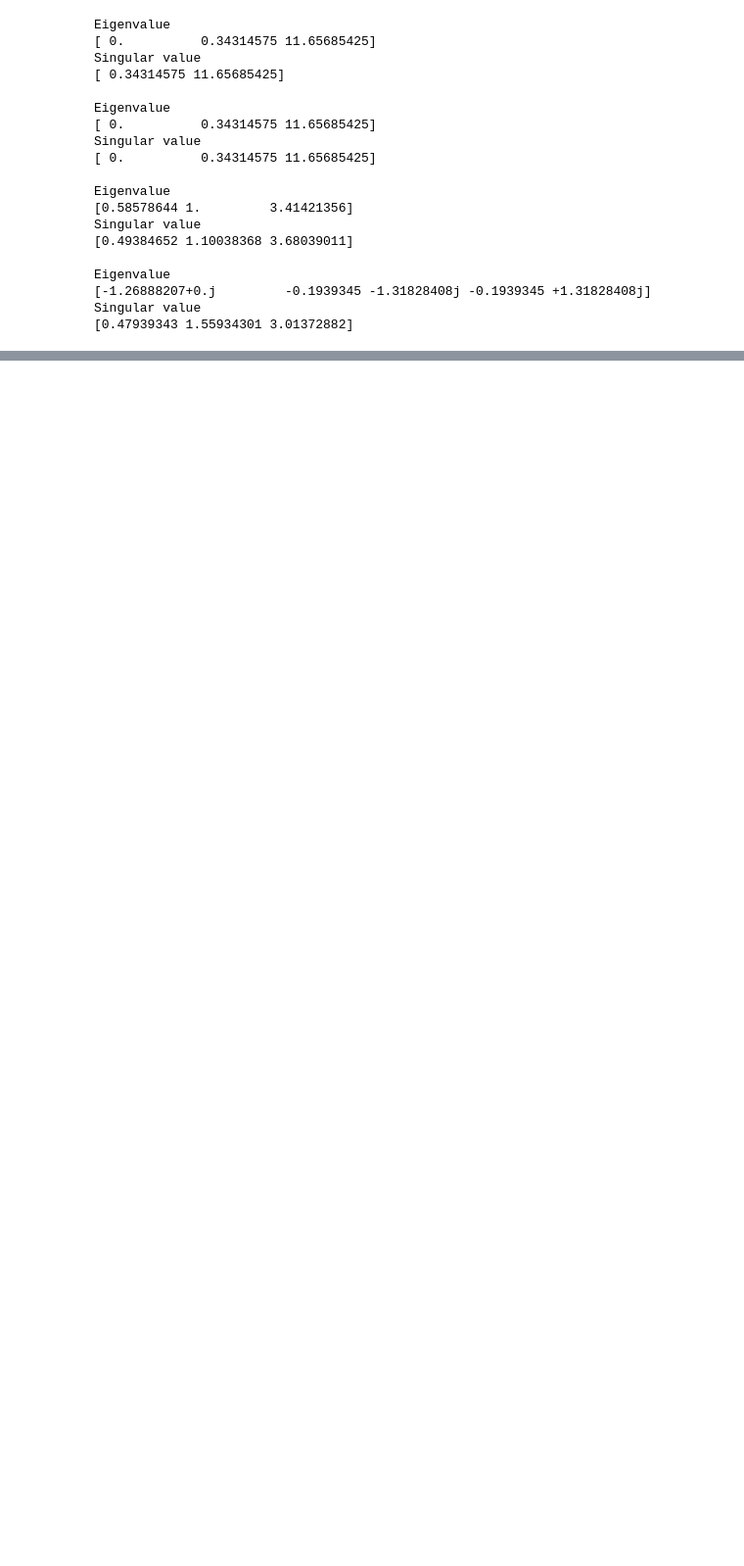
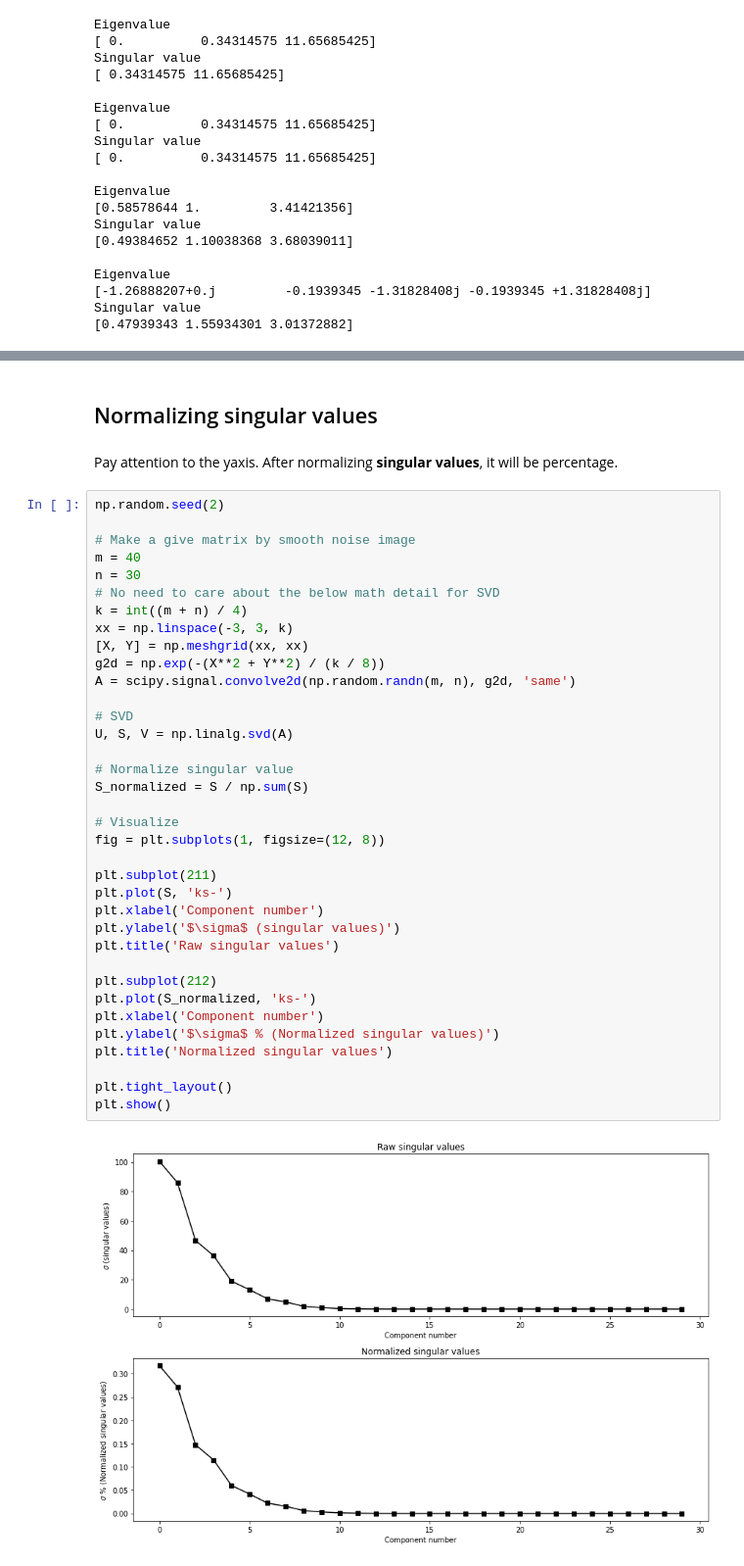
Before and after one commit to yukikitayama/machine-learning, a Jupyter notebook: math/singular_value_decomposition.ipynb, the cells around one changed output, grey strips where cells are left out. Shown at 98% size. Cells and saved outputs as stored; diff of their text form; blank space fills up the shorter version.

```diff
--- a/math/singular_value_decomposition.ipynb
+++ b/math/singular_value_decomposition.ipynb
@@ -419 +721,43 @@ Singular value
+# %% [markdown]
+## Normalizing singular values
+# %% [markdown]
+Pay attention to the yaxis. After normalizing **singular values**, it will be percentage.
+# %%
+np.random.seed(2)
+
+# Make a give matrix by smooth noise image
+m = 40
+n = 30
+# No need to care about the below math detail for SVD
+k = int((m + n) / 4)
+xx = np.linspace(-3, 3, k)
+[X, Y] = np.meshgrid(xx, xx)
+g2d = np.exp(-(X**2 + Y**2) / (k / 8))
+A = scipy.signal.convolve2d(np.random.randn(m, n), g2d, 'same')
+
+# SVD
+U, S, V = np.linalg.svd(A)
+
+# Normalize singular value
+S_normalized = S / np.sum(S)
+
+# Visualize
+fig = plt.subplots(1, figsize=(12, 8))
+
+plt.subplot(211)
+plt.plot(S, 'ks-')
+plt.xlabel('Component number')
+plt.ylabel('$\sigma$ (singular values)')
+plt.title('Raw singular values')
+
+plt.subplot(212)
+plt.plot(S_normalized, 'ks-')
+plt.xlabel('Component number')
+plt.ylabel('$\sigma$ % (Normalized singular values)')
+plt.title('Normalized singular values')
+
+plt.tight_layout()
+plt.show()
+# %% [output]
+[figure, added]
 # %%
```
Also changed, not shown: parts of 12 cells of this notebook.
